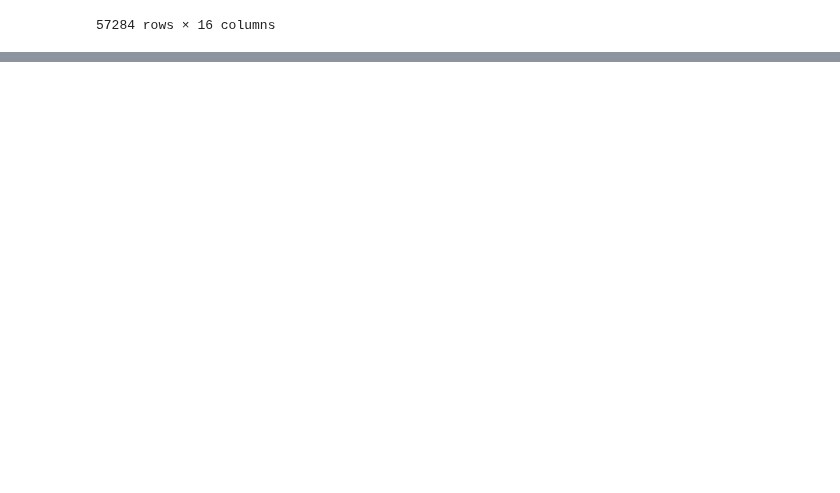
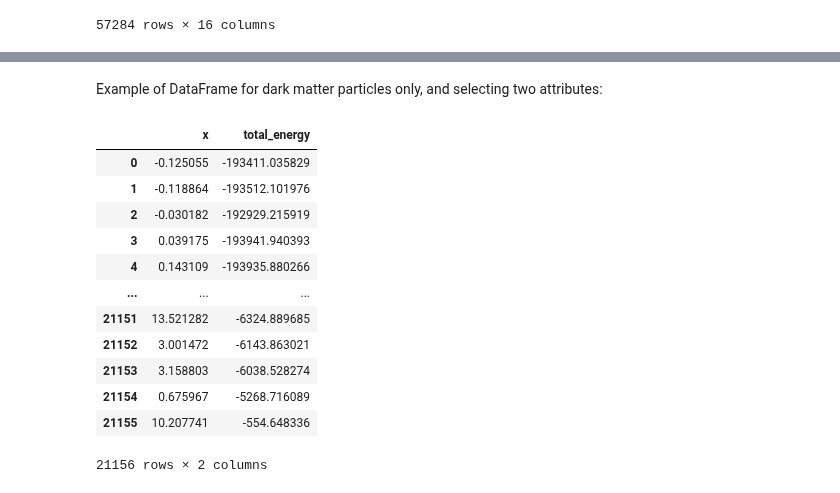
Before and after one commit to vcristiani/galaxy-chop, a Jupyter notebook: docs/source/tutorials/galaxies.ipynb, the cells around one changed output, grey strips where cells are left out. Cells and saved outputs as stored; diff of their text form; code cells hidden in the pictures; blank space fills up the shorter version.

```diff
--- a/docs/source/tutorials/galaxies.ipynb
+++ b/docs/source/tutorials/galaxies.ipynb
@@ -491,0 +406,18 @@ components.to_dataframe()
+# %% [markdown]
+Example of DataFrame for dark matter particles only, and selecting two attributes:
+# %%
+gal.to_dataframe(ptypes=['dark_matter'], attributes=['x','total_energy'])
+# %% [output]
+|  | x | total_energy |
+| 0 | -0.125055 | -193411.035829 |
+| 1 | -0.118864 | -193512.101976 |
+| 2 | -0.030182 | -192929.215919 |
+| 3 | 0.039175 | -193941.940393 |
+| 4 | 0.143109 | -193935.880266 |
+| ... | ... | ... |
+| 21151 | 13.521282 | -6324.889685 |
+| 21152 | 3.001472 | -6143.863021 |
+| 21153 | 3.158803 | -6038.528274 |
+| 21154 | 0.675967 | -5268.716089 |
+| 21155 | 10.207741 | -554.648336 |
+21156 rows × 2 columns
```
Also changed, not shown: parts of 60 cells of this notebook, 1 other file.
